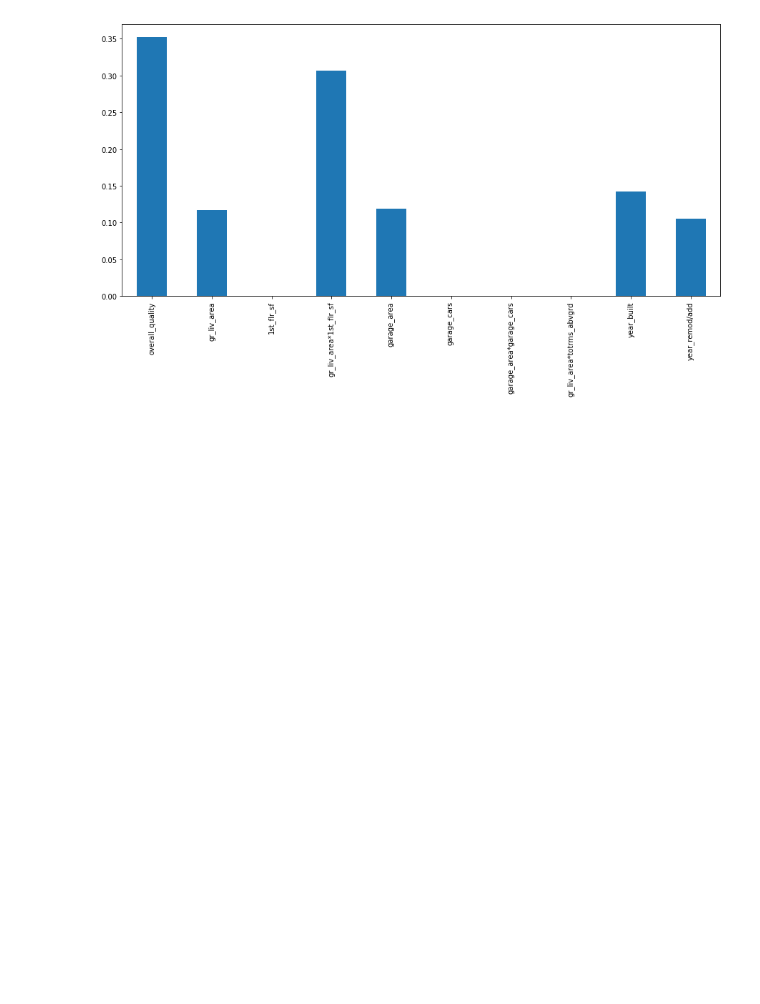
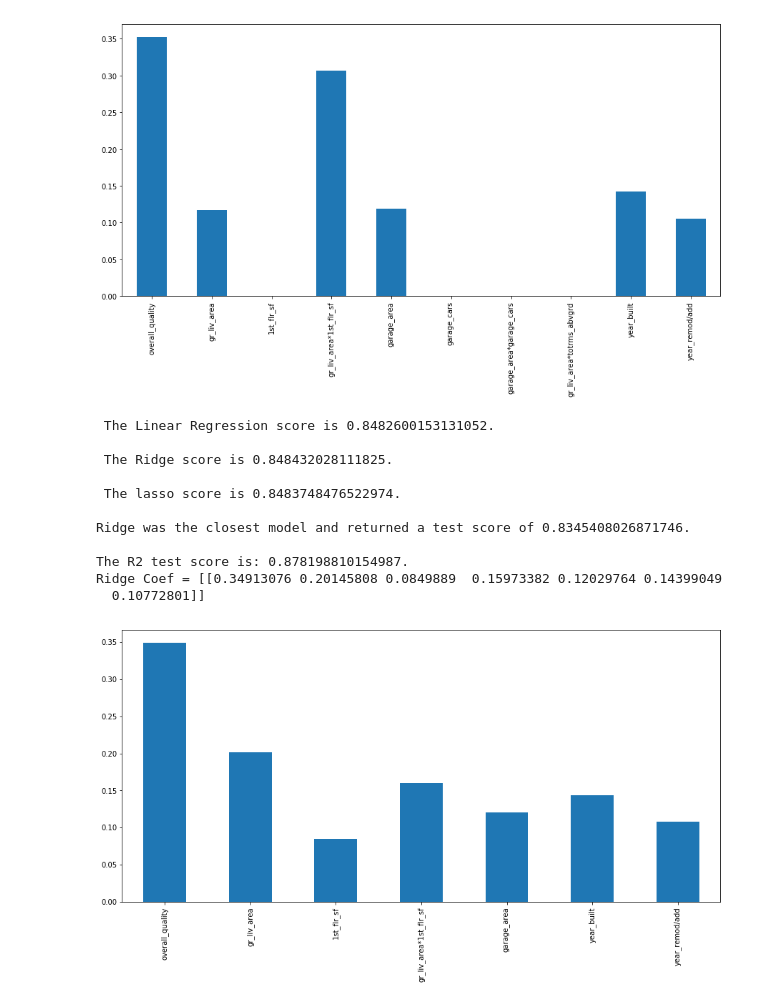
Before and after one commit to jamjahal/home_price_prediction, a Jupyter notebook: Code/02_Preprocessing_and_Feature_Engineering.ipynb, the cells around one changed output. Cells and saved outputs as stored; diff of their text form; code cells hidden in the pictures; blank space fills up the shorter version.

Commit message:
Moving on to model benchmarking and tuning.

```diff
--- a/Code/02_Preprocessing_and_Feature_Engineering.ipynb
+++ b/Code/02_Preprocessing_and_Feature_Engineering.ipynb
@@ -408,13 +354,15 @@ def power_tran (dataframe, features, target):
     y_train_pt = pt_y.transform(y_train.to_frame())
     y_test_pt = pt_y.transform(y_test.to_frame())
 # %%
-def multi_model_test(dataframe,test_dataframe, features, target, model_number):
+def multi_model_test(dataframe, test_dataframe, features, target, model_number):
     """
     dataframe = dataframe to train models
     test_dataframe = dataframe to test model and submit
     features = features to test
     target = target variable column name
     model_number = iteration number to append to filename
+
+    Some of this was based on the Riley's notes on power transformation.
     """
     y=dataframe[target]
     X=dataframe[features]
@@ -480,7 +428,7 @@ def multi_model_test(dataframe,test_dataframe, features, target, model_number):
         print(f'The R2 test score is: {r2_score(y_test, pred_reversed)}.')
         print(f'Ridge Coef = {ridge.coef_}')
         model=ridge
-        pd.Series(ridge.coef_, index=features).plot.bar(figsize=(15, 7));
+        pd.Series(data=ridge.coef_[0], index=features).plot.bar(figsize=(15, 7));
 
 # # Scale variables and Prep Test data and Submission
     X_submit = test_dataframe[features]
@@ -578,0 +525,23 @@ features_3
+# %%
+features_6=['overall_quality',
+           'gr_liv_area',
+           '1st_flr_sf',
+           'gr_liv_area*1st_flr_sf',
+           'garage_area',
+           'year_built',
+           'year_remod/add']
+
+multi_model_test(train, test, features_6, 'saleprice', 6)
+# %% [output]
+ The Linear Regression score is 0.8482600153131052.
+
+ The Ridge score is 0.848432028111825.
+
+ The lasso score is 0.8483748476522974.
+
+Ridge was the closest model and returned a test score of 0.8345408026871746.
+
+The R2 test score is: 0.878198810154987.
+Ridge Coef = [[0.34913076 0.20145808 0.0849889  0.15973382 0.12029764 0.14399049
+  0.10772801]]
+[figure, added]
```
Also changed, not shown: parts of 43 cells of this notebook, 7 other files.
